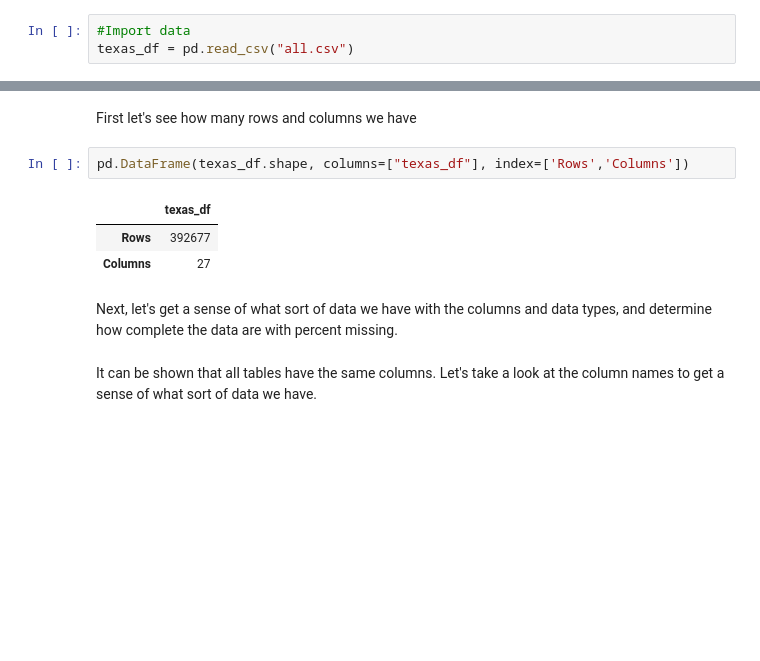
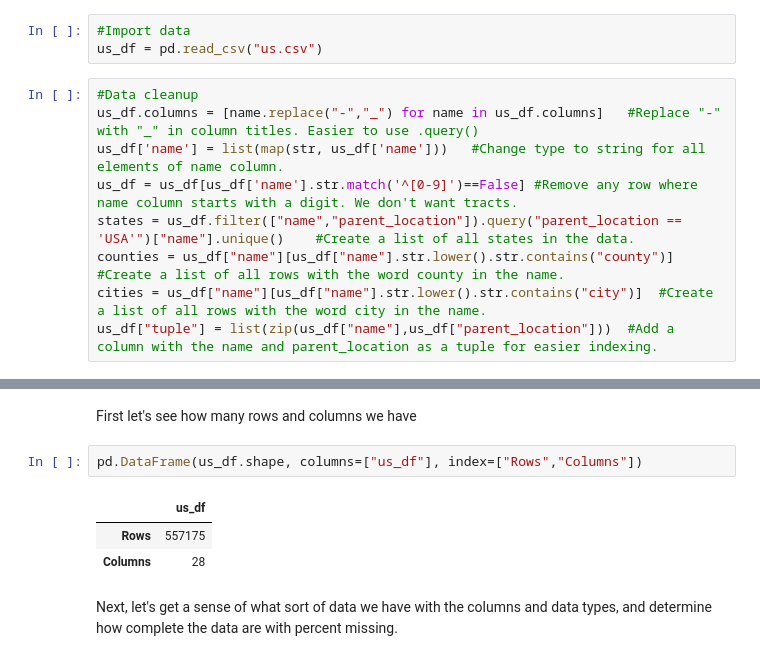
Before and after one commit to TommyHughes/TexasEvictionsAnalysis, a Jupyter notebook: Texas_Evictions_Analysis.ipynb, the cells around one changed output, grey strips where cells are left out. Saved outputs shown, nothing was run; the diff lists cells and outputs as text; blank space fills up the shorter version.

```diff
--- a/Texas_Evictions_Analysis.ipynb
+++ b/Texas_Evictions_Analysis.ipynb
@@ -8,17 +13,24 @@ import matplotlib.pyplot as plt
 # %%
 #Import data
-texas_df = pd.read_csv("all.csv")
+us_df = pd.read_csv("us.csv")
+# %%
+#Data cleanup
+us_df.columns = [name.replace("-","_") for name in us_df.columns]   #Replace "-" with "_" in column titles. Easier to use .query()
+us_df['name'] = list(map(str, us_df['name']))   #Change type to string for all elements of name column.
+us_df = us_df[us_df['name'].str.match('^[0-9]')==False] #Remove any row where name column starts with a digit. We don't want tracts.
+states = us_df.filter(["name","parent_location"]).query("parent_location == 'USA'")["name"].unique()    #Create a list of all states in the data.
+counties = us_df["name"][us_df["name"].str.lower().str.contains("county")]  #Create a list of all rows with the word county in the name.
+cities = us_df["name"][us_df["name"].str.lower().str.contains("city")]  #Create a list of all rows with the word city in the name.
+us_df["tuple"] = list(zip(us_df["name"],us_df["parent_location"]))  #Add a column with the name and parent_location as a tuple for easier indexing.
 # %% [markdown]
 # Data Exploration
 # %% [markdown]
 First let's see how many rows and columns we have
 # %%
-pd.DataFrame(texas_df.shape, columns=["texas_df"], index=['Rows','Columns'])
+pd.DataFrame(us_df.shape, columns=["us_df"], index=["Rows","Columns"])
 # %% [output]
-|  | texas_df |
-| Rows | 392677 |
-| Columns | 27 |
+|  | us_df |
+| Rows | 557175 |
+| Columns | 28 |
 # %% [markdown]
 Next, let's get a sense of what sort of data we have with the columns and data types, and determine how complete the data are with percent missing.
-# %% [markdown]
-It can be shown that all tables have the same columns. Let's take a look at the column names to get a sense of what sort of data we have.
```
Also changed, not shown: parts of 25 cells of this notebook.
